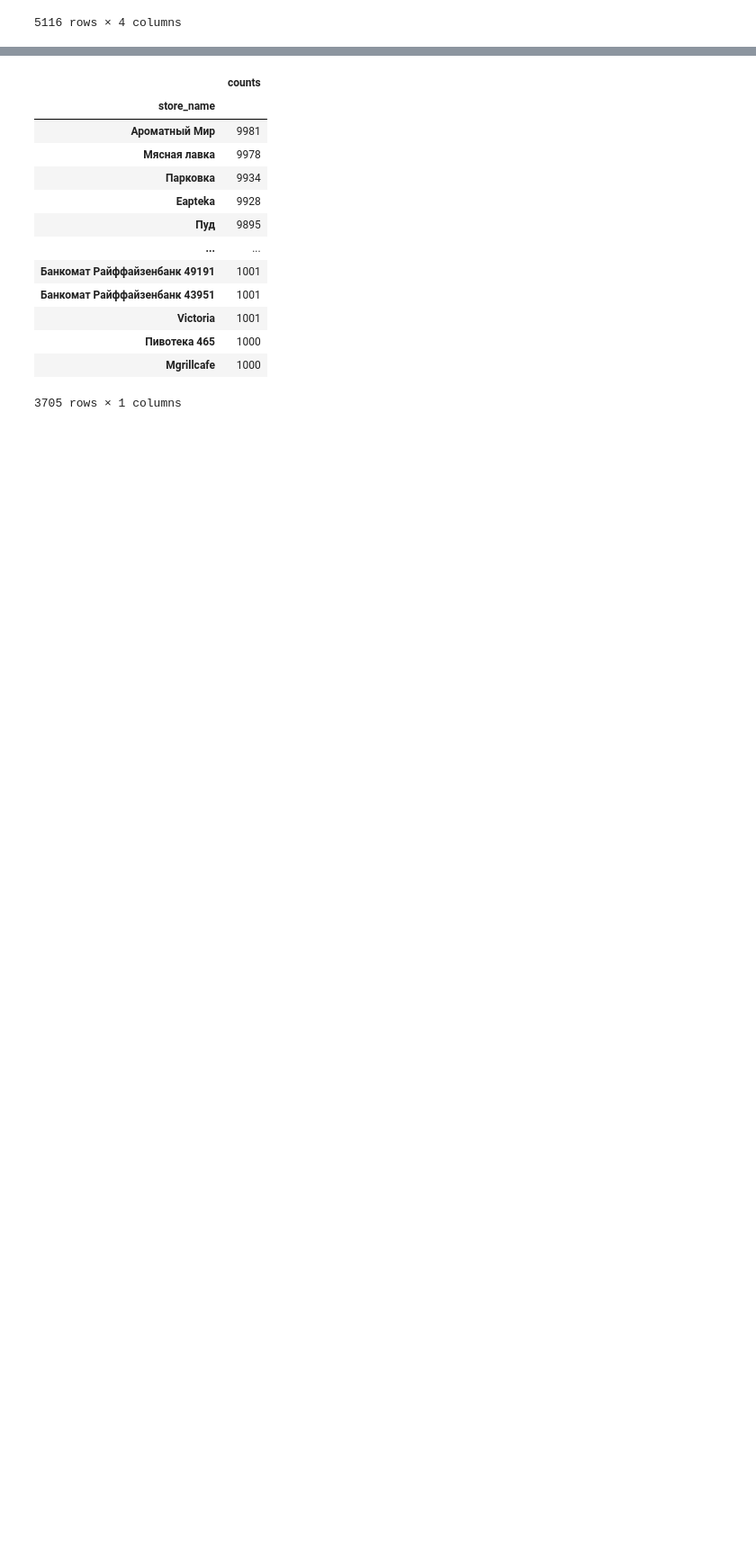
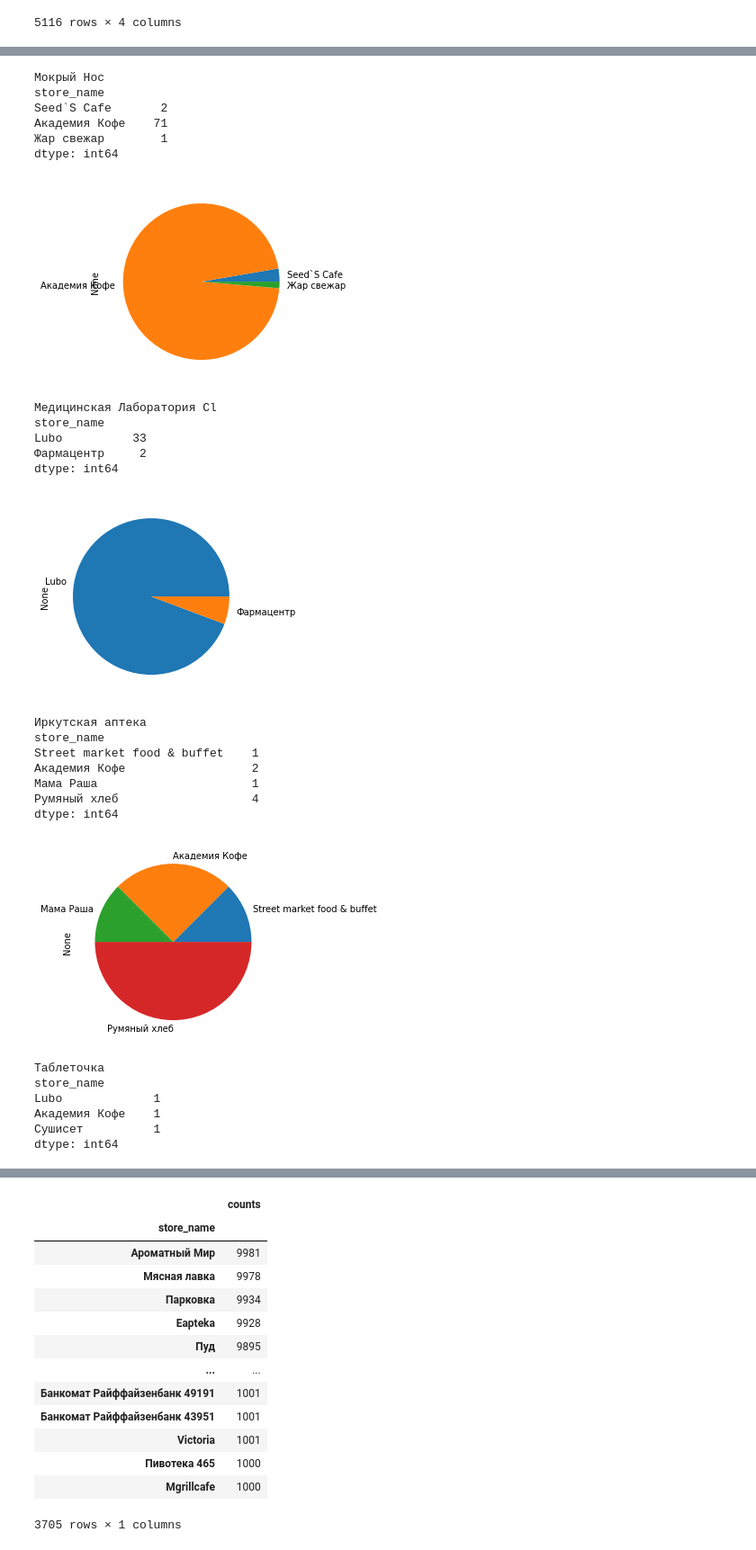
Before and after one commit to korney3/RaifHackDS29, a Jupyter notebook: Data Analysis.ipynb, the cells around one changed output, grey strips where cells are left out. Shown at 90% size. Saved outputs shown, nothing was run; the diff lists cells and outputs as text; code cells hidden in the pictures; blank space fills up the shorter version.

Commit message:
Add small business cases

```diff
--- a/Data Analysis.ipynb
+++ b/Data Analysis.ipynb
@@ -590,0 +606,2 @@ small_business_mcc.shape
+# %%
+small_business_mcc_100_2000_df = small_business_mcc[small_business_mcc.average_bill.between(100, 2000)]
@@ -626,0 +725,4 @@ small_business[small_business.counts>100]
+# %%
+Fast_Food_small_business_largest_income = small_business_mcc_100_2000_df[small_business_mcc_100_2000_df.category=='Fast Food'].sort_values(by = 'amount', ascending = False)[:20].store_name
+# %%
+Medical_small_business_largest_income = small_business_mcc_100_2000_df[small_business_mcc_100_2000_df.category=='Medical'].sort_values(by = 'amount', ascending = False)[:20].store_name
@@ -626,0 +759,38 @@ small_business[small_business.counts>100]
+# %%
+fast_food_clients = transactions_with_clients_and_merch[transactions_with_clients_and_merch.store_name.isin(Fast_Food_small_business_largest_income.values)]
+# %%
+for taxi_name in Medical_small_business_largest_income:
+    print(taxi_name)
+    def_taxi_clients = med_clients[med_clients.store_name==taxi_name].cnum
+    alco_clients_taxi = fast_food_clients[fast_food_clients.cnum.isin(def_taxi_clients)].groupby('store_name').size()
+    print(alco_clients_taxi)
+    alco_clients_taxi.plot.pie()
+    plt.show()
+# %% [output]
+Мокрый Нос
+store_name
+Seed`S Cafe       2
+Академия Кофе    71
+Жар свежар        1
+dtype: int64
+[figure, added]
+Медицинская Лаборатория Cl
+store_name
+Lubo          33
+Фармацентр     2
+dtype: int64
+[figure, added]
+Иркутская аптека
+store_name
+Street market food & buffet    1
+Академия Кофе                  2
+Мама Раша                      1
+Румяный хлеб                   4
+dtype: int64
+[figure, added]
+Таблеточка
+store_name
+Lubo             1
+Академия Кофе    1
+Сушисет          1
+dtype: int64
```
Also changed, not shown: parts of 54 cells of this notebook.
